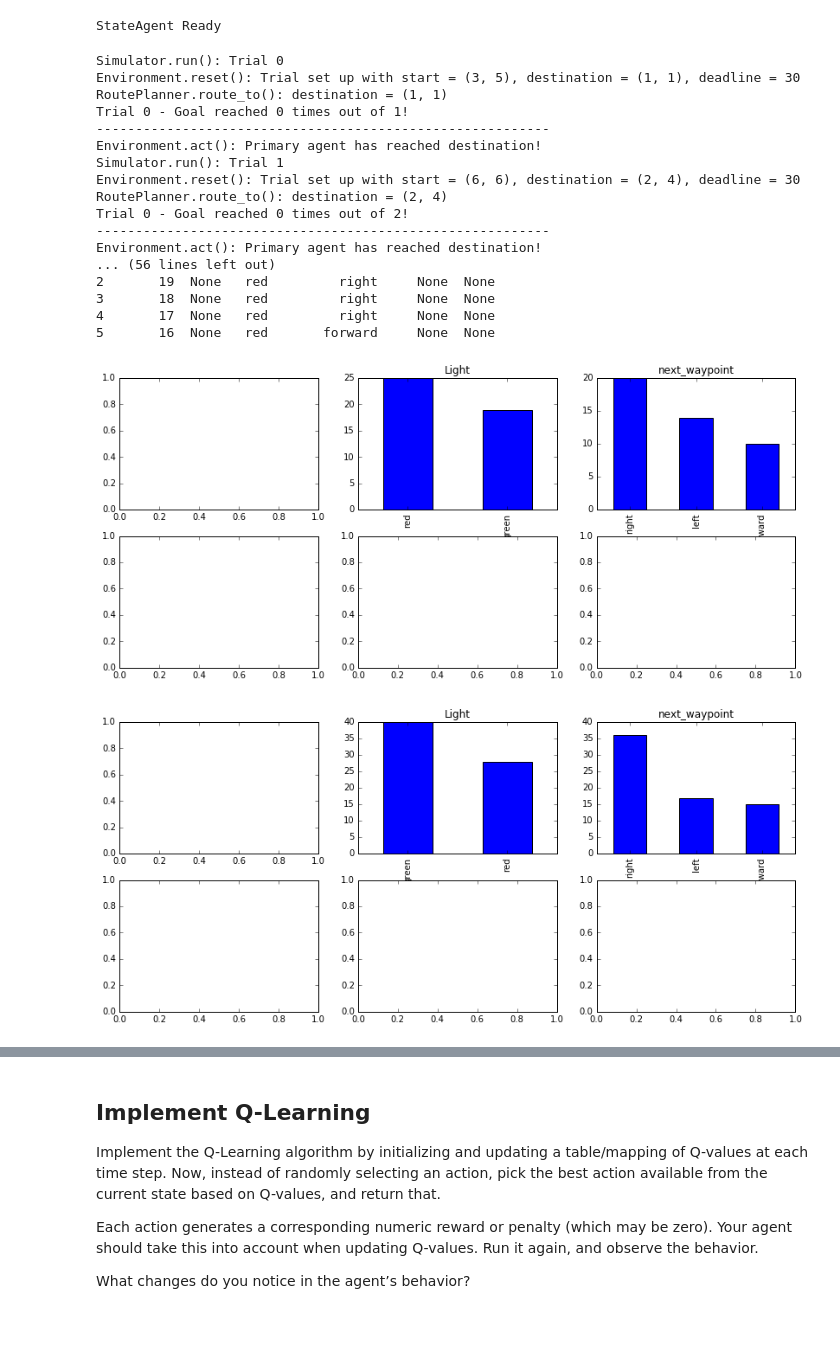
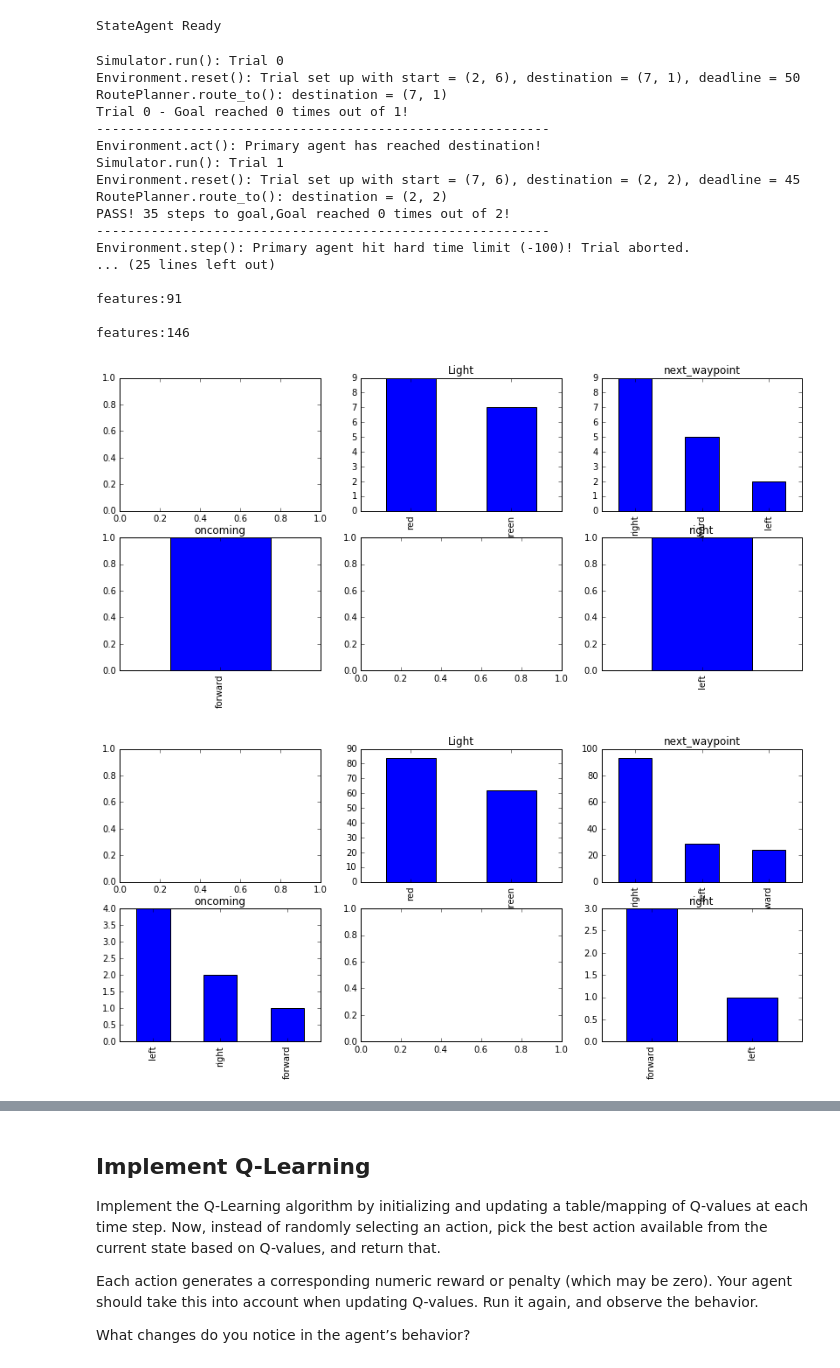
Before and after one commit to llathrop/smartcab, a Jupyter notebook: agent.ipynb, the cells around one changed output, grey strips where cells are left out. Saved outputs shown, nothing was run; the diff lists cells and outputs as text; code cells hidden in the pictures; blank space fills up the shorter version.

Commit message:
feat: better represent the features in the reset, better graph printing

```diff
--- a/agent.ipynb
+++ b/agent.ipynb
@@ -87,11 +87,11 @@ class RandomAgent(Agent):
         self.features.append({})
         self.steps=0
         try:
-            if self.state[0]>0:
-                print "PASS! {} steps to goal,Goal reached {} times out of {}!".format(self.state[0],self.goal,len(self.features))
+            if self.state['deadline']>0:
+                print "PASS! {} steps to goal,Goal reached {} times out of {}!".format(self.state['deadline'],self.goal,len(self.features))
                 self.goal+=1
             else:
-                print "FAIL! {} steps to goal,Goal reached {} times out of {}!".format(self.state[0],self.goal,len(self.features))
+                print "FAIL! {} steps to goal,Goal reached {} times out of {}!".format(self.state['deadline'],self.goal,len(self.features))
                 pass
         except:
             print "Trial 0 - Goal reached {} times out of {}!".format(self.goal,len(self.features))
@@ -104,7 +104,9 @@ class RandomAgent(Agent):
         self.next_waypoint = self.planner.next_waypoint()  # from route planner, also displayed by simulator
         inputs = self.env.sense(self)
         deadline = self.env.get_deadline(self)
-        self.state=(deadline,inputs)
+        inputs['deadline']=deadline
+        self.state=inputs
+
         # TODO: Select action according to your policy
         action = self.availableAction[random.randint(0,3)]
 
@@ -113,7 +115,8 @@ class RandomAgent(Agent):
         self.lastReward=reward
         # TODO: Learn policy based on state, action, reward
 
-        #print "LearningAgent.update():deadline{}, inputs{}, action = {}, reward = {}, next_waypoint = {}".format(deadline, inputs, action, reward,self.next_waypoint, )  # [debug]
+        #print "LearningAgent.update():deadline{}, inputs{}, action = {}, reward = {}, next_waypoint = {}".format(
+        #                                            deadline, inputs, action, reward,self.next_waypoint, )  # [debug]
 print "RandomAgent ready"
 # %% [output]
 RandomAgent ready
@@ -217,38 +211,51 @@ StateAgent Ready
 # %%
 stateFeatures=run(agentType=StateAgent,trials=5)
 
 #stateFeatures.next_waypoint
 
 import matplotlib.pyplot as plt
 
 for f in stateFeatures:
     print "features:{}\n".format(len(f))
-    print f.head(5)
+    #print f.head(5)
     fig, axes = plt.subplots(nrows=2, ncols=3,figsize=(14,6))
 
-    #pd.value_counts(f.left.ravel()).plot(kind='bar', title="Left",ax=axes[0,0])
-    pd.value_counts(f.light.ravel()).plot(kind='bar', title="Light",ax=axes[0,1])
+    try:
+        pd.value_counts(f.left.ravel()).plot(kind='bar', title="Left",ax=axes[0,0])
+    except:
+        pass
+    try:
+        pd.value_counts(f.light.ravel()).plot(kind='bar', title="Light",ax=axes[0,1])
+    except:
+        pass
     pd.value_counts(f.next_waypoint.ravel()).plot(kind='bar', title="next_waypoint",ax=axes[0,2])
-    #pd.value_counts(f.oncoming.ravel()).plot(kind='bar', title="oncoming",ax=axes[1,0])
-    #pd.value_counts(f.right.ravel()).plot(kind='bar', title="right",ax=axes[1,2])
+    try:
+        pd.value_counts(f.oncoming.ravel()).plot(kind='bar', title="oncoming",ax=axes[1,0])
+    except:
+        pass
+    try:
+        pd.value_counts(f.right.ravel()).plot(kind='bar', title="right",ax=axes[1,2])
+    except:
+        pass
+    fig.title= "test"
     fig.show()
 # %% [output]
 Simulator.run(): Trial 0
-Environment.reset(): Trial set up with start = (3, 5), destination = (1, 1), deadline = 30
-RoutePlanner.route_to(): destination = (1, 1)
+Environment.reset(): Trial set up with start = (2, 6), destination = (7, 1), deadline = 50
+RoutePlanner.route_to(): destination = (7, 1)
 Trial 0 - Goal reached 0 times out of 1!
 ----------------------------------------------------------
 Environment.act(): Primary agent has reached destination!
 Simulator.run(): Trial 1
-Environment.reset(): Trial set up with start = (6, 6), destination = (2, 4), deadline = 30
-RoutePlanner.route_to(): destination = (2, 4)
-Trial 0 - Goal reached 0 times out of 2!
+Environment.reset(): Trial set up with start = (7, 6), destination = (2, 2), deadline = 45
+RoutePlanner.route_to(): destination = (2, 2)
+PASS! 35 steps to goal,Goal reached 0 times out of 2!
 ----------------------------------------------------------
-Environment.act(): Primary agent has reached destination!
-... (56 lines left out)
-2       19  None   red         right     None  None
-3       18  None   red         right     None  None
-4       17  None   red         right     None  None
-5       16  None   red       forward     None  None
+Environment.step(): Primary agent hit hard time limit (-100)! Trial aborted.
+... (25 lines left out)
+
+features:91
+
+features:146
-[figure, old version]
+[figure, new version]
-[figure, old version]
+[figure, new version]
```
Also changed, not shown: parts of 4 cells of this notebook, 1 other file.
